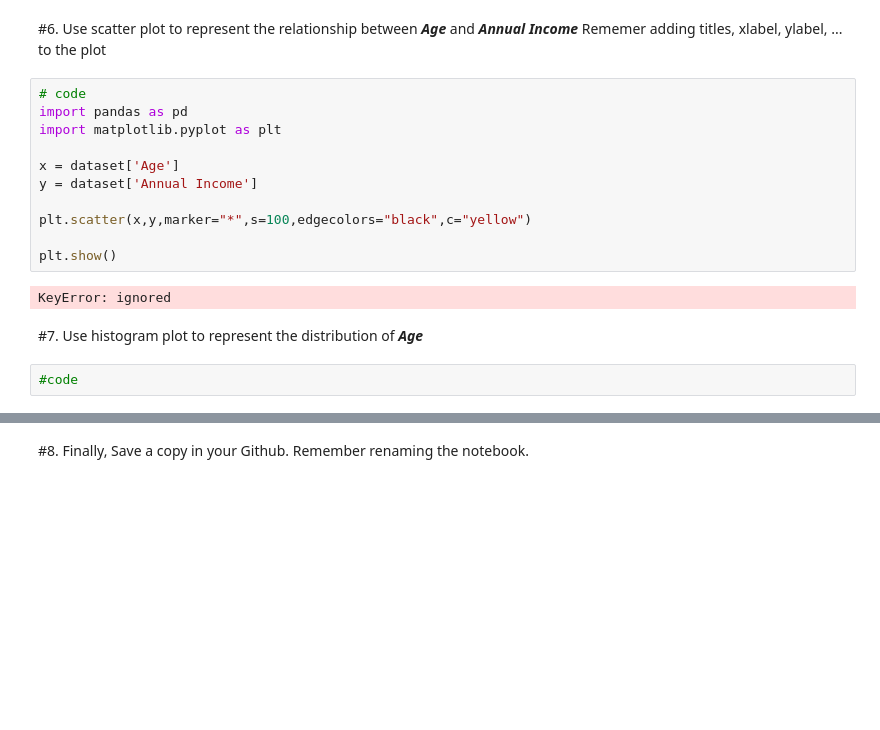
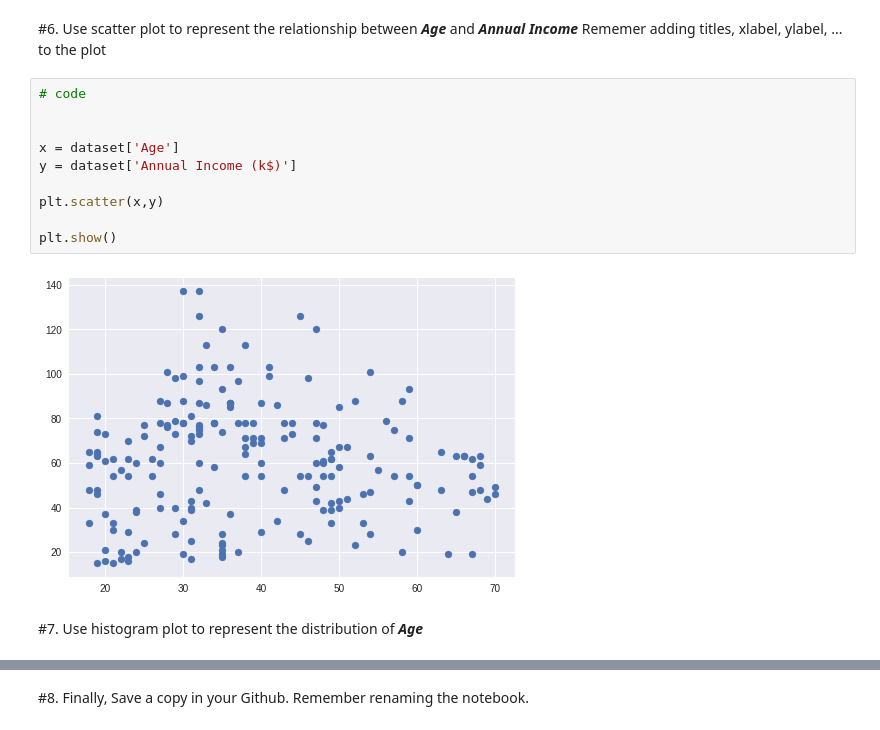
Before and after one commit to NguyenThiTrucMai/MayHoc, a Jupyter notebook: Lab_2_20130321_NguyenThiTrucMai.ipynb, the cells around one changed output, grey strips where cells are left out. Saved outputs shown, nothing was run; the diff lists cells and outputs as text; blank space fills up the shorter version.

```diff
--- a/Lab_2_20130321_NguyenThiTrucMai.ipynb
+++ b/Lab_2_20130321_NguyenThiTrucMai.ipynb
@@ -87,18 +87,15 @@ print(dataset.groupby(['Genre','Age']).groups)
 Rememer adding titles, xlabel, ylabel, ... to the plot
 # %%
 # code
-import pandas as pd
-import matplotlib.pyplot as plt
+
 
 x = dataset['Age']
-y = dataset['Annual Income']
+y = dataset['Annual Income (k$)']
 
-plt.scatter(x,y,marker="*",s=100,edgecolors="black",c="yellow")
+plt.scatter(x,y)
 
 plt.show()
 # %% [output]
-KeyError: ignored
+[figure, added]
 # %% [markdown]
 #7. Use histogram plot to represent the distribution of ***Age***
-# %%
-#code
```
Also changed, not shown: parts of 1 cell of this notebook.
